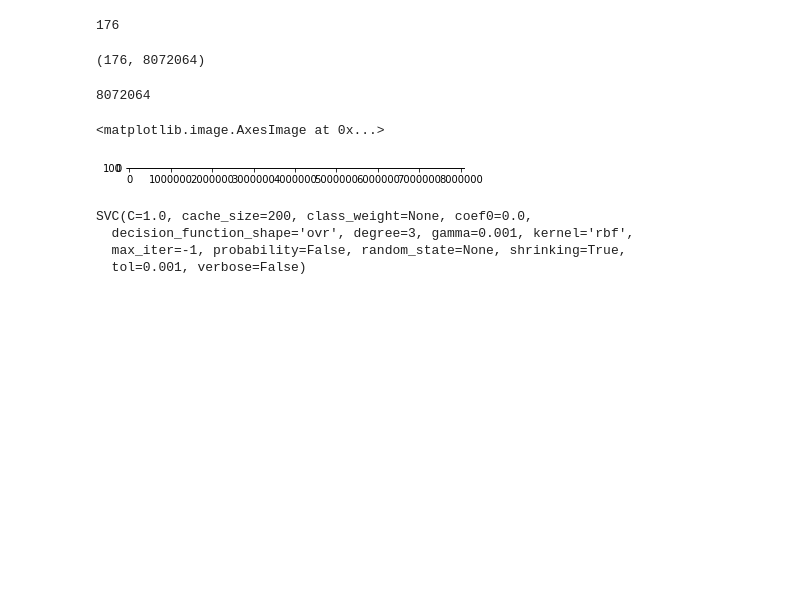
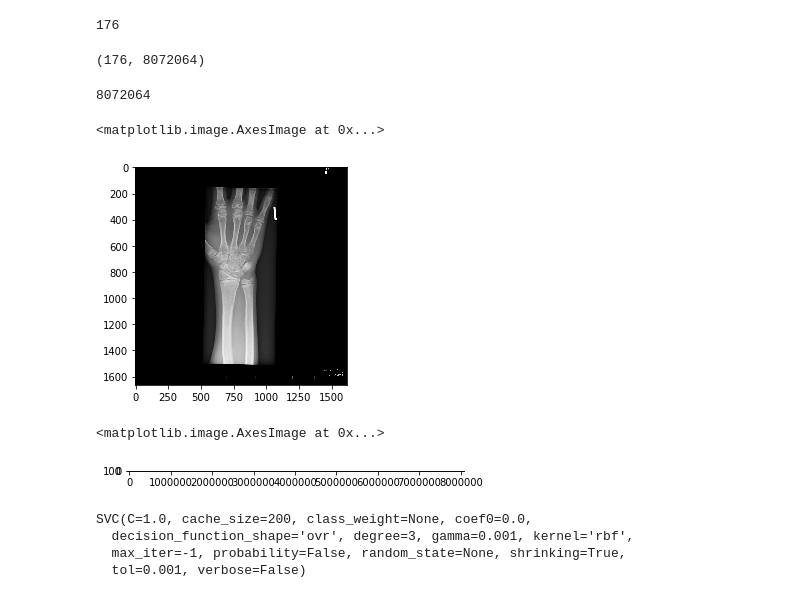
Before and after one commit to SamuraiT/image-processing-lect, a Jupyter notebook: classfier.ipynb, the cells around one changed output. Cells and saved outputs as stored; diff of their text form; code cells hidden in the pictures; blank space fills up the shorter version.

```diff
--- a/classfier.ipynb
+++ b/classfier.ipynb
@@ -105,7 +105,7 @@ len(d)
 # %% [output]
 176
 # %%
-td = d.reshape(176,8072064)
+td = d.reshape(176,-1)
 # %%
 td.shape
 # %% [output]
@@ -114,6 +114,11 @@ td.shape
 1664* 1617* 3
 # %% [output]
 8072064
+# %%
+plt.imshow(td[0].reshape(1664, 1617, 3))
+# %% [output]
+<matplotlib.image.AxesImage at 0x...>
+[figure, added]
 # %%
 plt.imshow(td)
 # %% [output]
```
Also changed, not shown: parts of 7 cells of this notebook, 2 other files.
